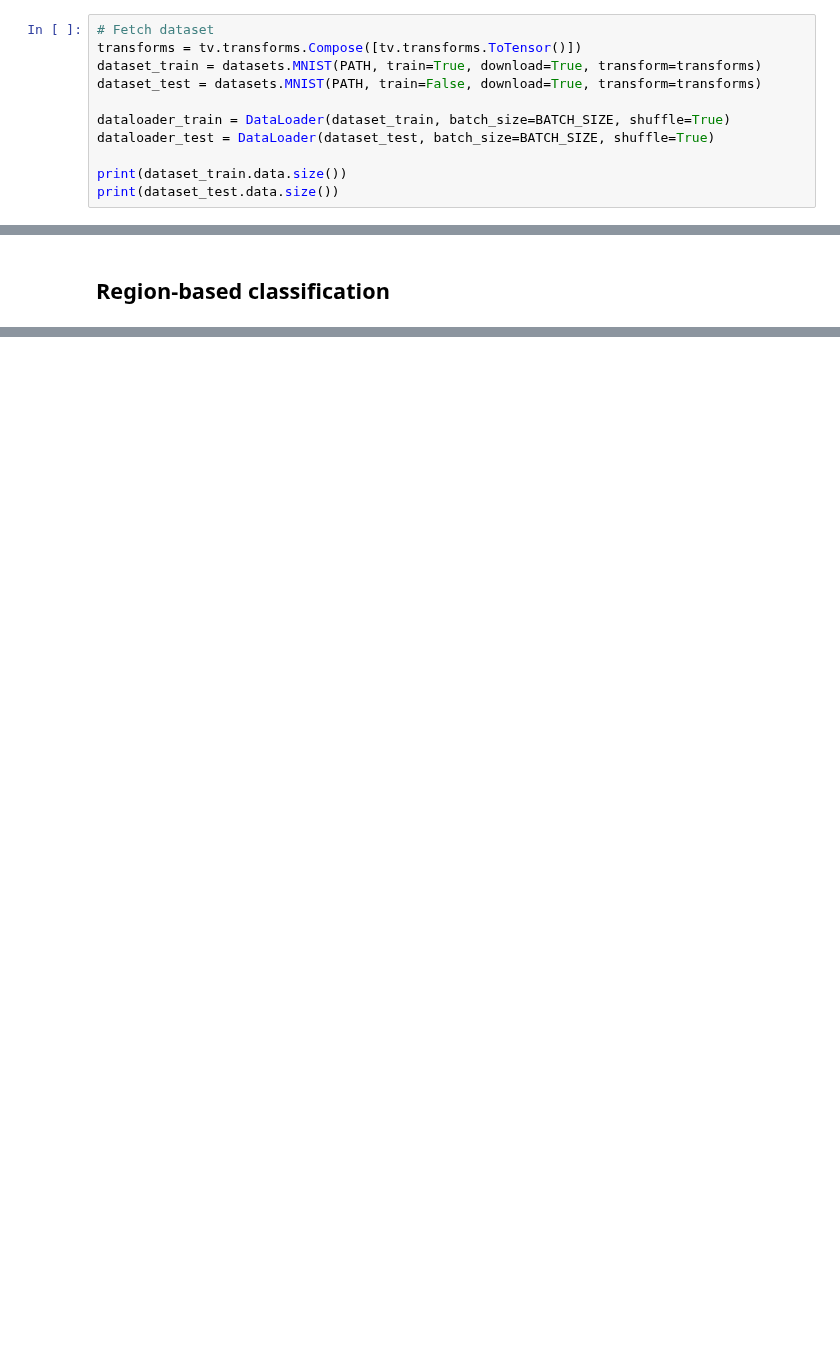
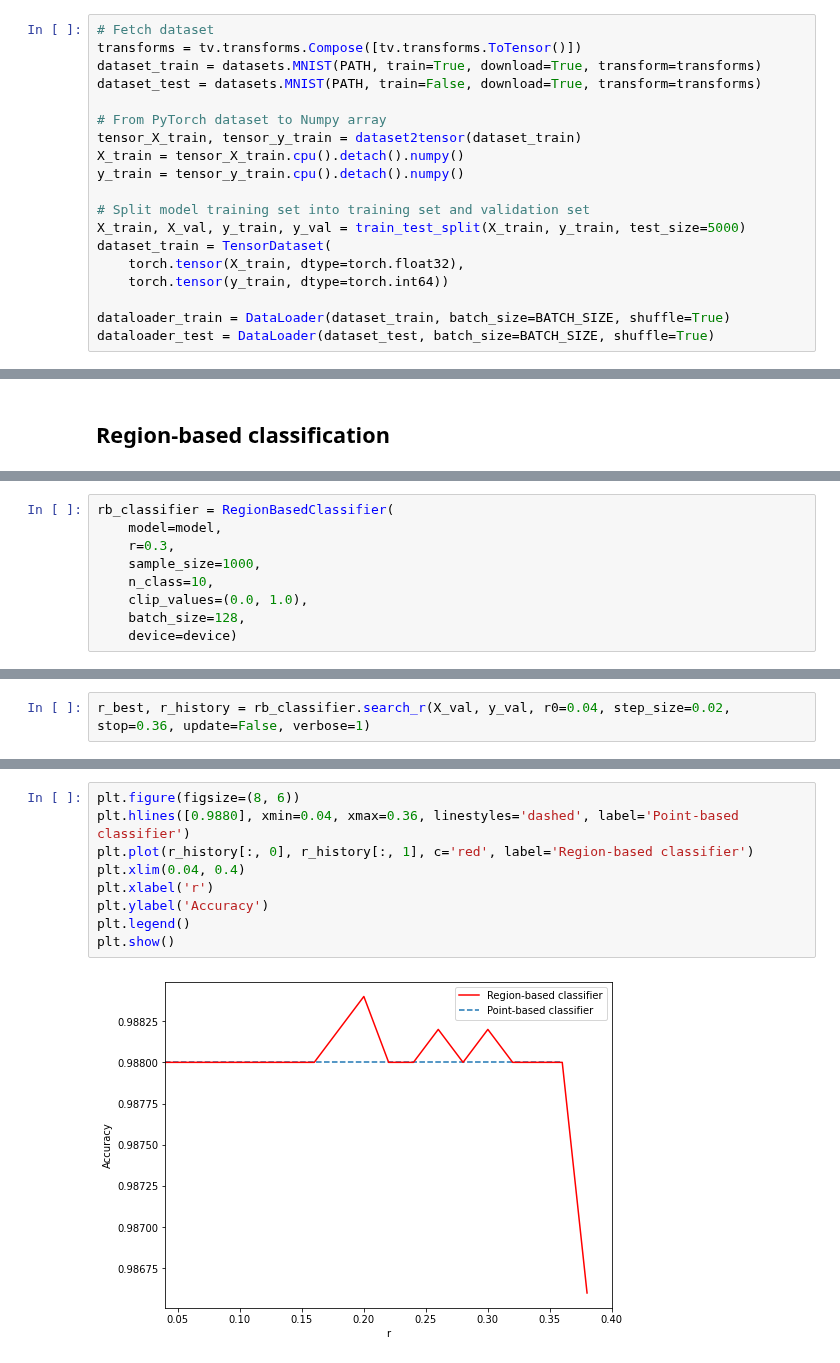
Before and after one commit to changx03/baard_exp2, a Jupyter notebook: region_based_classifier_pipeline_demo.ipynb, the cells around one changed output, grey strips where cells are left out. Saved outputs shown, nothing was run; the diff lists cells and outputs as text; blank space fills up the shorter version.

Commit message:
tested region based classifier

```diff
--- a/region_based_classifier_pipeline_demo.ipynb
+++ b/region_based_classifier_pipeline_demo.ipynb
@@ -37,8 +40,16 @@ transforms = tv.transforms.Compose([tv.transforms.ToTensor()])
 dataset_train = datasets.MNIST(PATH, train=True, download=True, transform=transforms)
 dataset_test = datasets.MNIST(PATH, train=False, download=True, transform=transforms)
 
+# From PyTorch dataset to Numpy array
+tensor_X_train, tensor_y_train = dataset2tensor(dataset_train)
+X_train = tensor_X_train.cpu().detach().numpy()
+y_train = tensor_y_train.cpu().detach().numpy()
+
+# Split model training set into training set and validation set
+X_train, X_val, y_train, y_val = train_test_split(X_train, y_train, test_size=5000)
+dataset_train = TensorDataset(
+    torch.tensor(X_train, dtype=torch.float32),
+    torch.tensor(y_train, dtype=torch.int64))
+
 dataloader_train = DataLoader(dataset_train, batch_size=BATCH_SIZE, shuffle=True)
 dataloader_test = DataLoader(dataset_test, batch_size=BATCH_SIZE, shuffle=True)
-
-print(dataset_train.data.size())
-print(dataset_test.data.size())
@@ -250,0 +265,9 @@ print(pred, y_rc_val[0])
+# %%
+rb_classifier = RegionBasedClassifier(
+    model=model,
+    r=0.3,
+    sample_size=1000,
+    n_class=10,
+    clip_values=(0.0, 1.0),
+    batch_size=128,
+    device=device)
@@ -250,0 +276,2 @@ print(pred, y_rc_val[0])
+# %%
+r_best, r_history = rb_classifier.search_r(X_val, y_val, r0=0.04, step_size=0.02, stop=0.36, update=False, verbose=1)
@@ -250,0 +297,11 @@ print(pred, y_rc_val[0])
+# %%
+plt.figure(figsize=(8, 6))
+plt.hlines([0.9880], xmin=0.04, xmax=0.36, linestyles='dashed', label='Point-based classifier')
+plt.plot(r_history[:, 0], r_history[:, 1], c='red', label='Region-based classifier')
+plt.xlim(0.04, 0.4)
+plt.xlabel('r')
+plt.ylabel('Accuracy')
+plt.legend()
+plt.show()
+# %% [output]
+[figure, added]
```
Also changed, not shown: parts of 22 cells of this notebook, 4 other files.
